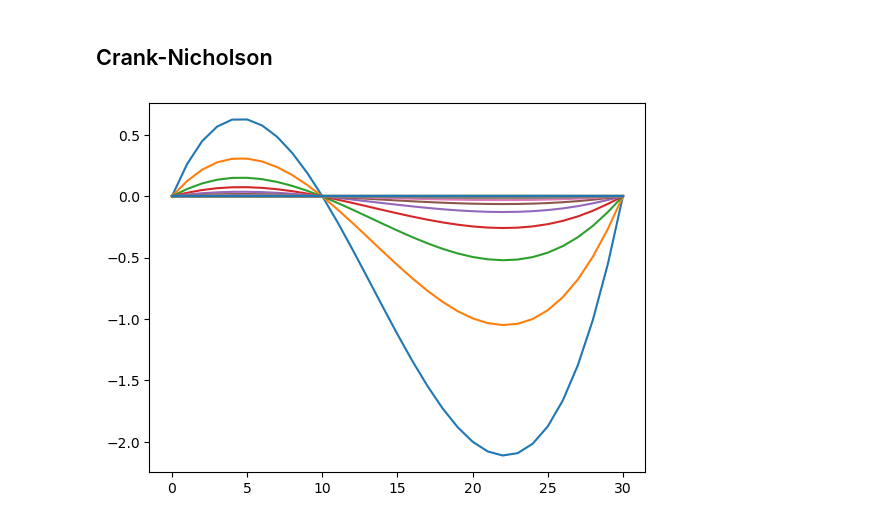
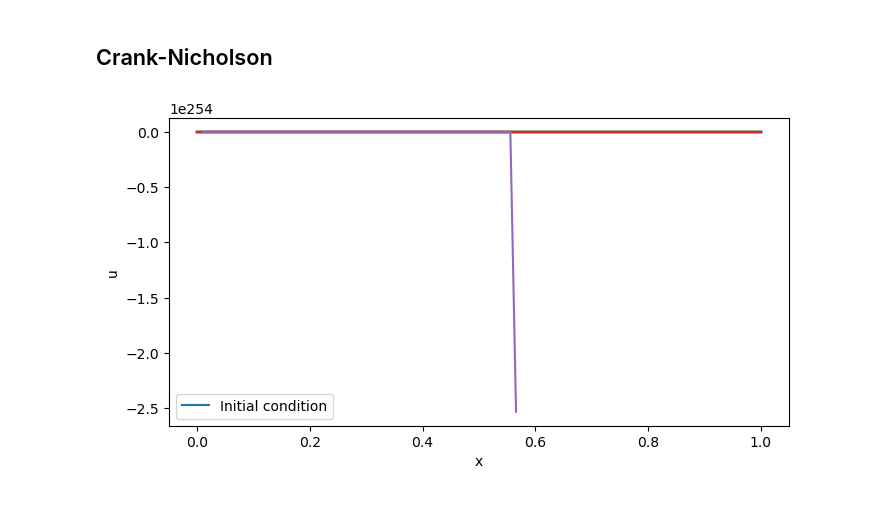
Before and after one commit to Miller-Ryan-1/csueb_phys, a Jupyter notebook: numerical_pdes/inviscid_burgers.ipynb, the cells around one changed output. Saved outputs shown, nothing was run; the diff lists cells and outputs as text; code cells hidden in the pictures.

Commit message:
c-r_burgers

```diff
--- a/numerical_pdes/inviscid_burgers.ipynb
+++ b/numerical_pdes/inviscid_burgers.ipynb
@@ -7,14 +7,14 @@ from IPython.display import display, clear_output
 # %% [markdown]
 ## Explicit Method
 # %%
-L = 1
+L = 3
 t_max = 5
 
-dx = .01
-dt = .1
+dx = .05
+dt = .001
 
 Nx = int(L/dx) + 1
-Nt = int(t_max/.1)
+Nt = int(t_max/dt)
 
 x_grid = np.linspace(0,L,Nx)
 t_grid = np.linspace(0,t_max,Nt)
@@ -25,4 +25,4 @@ u_t_x_0 = []
 
 for x in x_grid:
     u_t_x_0.append(x*(x-1)*(x-3))
-    U.append(u_t_x_0)
+U.append(u_t_x_0)
@@ -32,9 +38,9 @@ for i in range(Nt):
 
     u_line = U[-1]
 
-    for i in range(1,Nx-1):
+    for j in range(1,Nx-1):
         # Equation 5.14 (slightly modified) to calculate u at each x value:
-        u = -u_line[i] * (dt/(2*dx)) * (u_line[i+1] - u_line[i-1]) + u_line[i]
+        u = -u_line[j] * (dt/(2*dx)) * (u_line[j+1] - u_line[j-1]) + u_line[j]
         # Append this value to the time step line
         u_t_x.append(u)
 
@@ -63,6 +69,6 @@ pd.DataFrame(U)
 # %%
 # Plotting t = 0 to t = 1000, in 20dt increments
-for i in np.arange(0,len(U[:500]),5):
+for i in np.arange(0,len(U),20):
     plt.plot(U[i])
     plt.xlabel('x')
     plt.ylabel('T')
@@ -173,53 +187,44 @@ A = np.diag([1+2*lambo]*(Nx-2)) + np.diag([-lambo]*(Nx-3),1) + np.diag([-lambo]*
 # %% [markdown]
 ## Crank-Nicholson
 # %%
-# Assign length
-L = 3
+# Parameters
+L = 1          # Length of the domain
+N = 100           # Number of spatial points
+dx = L / N        # Spatial step size
+dt = 0.01         # Time step size
+T = 2.0           # Total time
+timesteps = int(T / dt)
 
-# Grid spacing
-dx = .1
-dt = .1 # !-Note: For explicit needs to be less than dt**2/(2*D), implicit has no such restrictions for stability
+# Initial condition: a sine wave
+x = np.linspace(0, L, N)
+u = np.sin(2 * np.pi * x / L)
 
-# Number of dx nodes, including 0 node
-Nx = int(L/dx) + 1
+# Plotting the results
+plt.figure(figsize=(8, 4))
+plt.plot(x, u, label='Initial condition')
 
-# Discretize x and t
-x = np.arange(0,L+dx,dx)
-t = np.arange(0,L+dt,dt)
+def burgers_crank_nicolson(u):
+    unew = np.copy(u)
+    for n in range(timesteps):
+        un = np.copy(unew)
+        for i in range(1, N-1):
+            # Nonlinear terms using averages
+            term_n = 0.5 * un[i] * (un[i+1] - un[i-1])
+            term_new = 0.5 * unew[i] * (unew[i+1] - unew[i-1])
+            # Crank-Nicolson scheme
+            unew[i] = un[i] - 0.5 * dt / dx * (term_n + term_new)
+        # Periodic boundary conditions
+        unew[0] = unew[-2]
+        unew[-1] = unew[1]
+        plt.plot(x, unew)
+    return unew
 
-# Create return array (n x m matrix)
-n = len(x)
-m = len(t)
-Tcr = np.zeros((n,m))
+# Run the simulation
+u_final = burgers_crank_nicolson(u)
 
-# Set initial conditions
-Tcr[0,:] = u_0_x(x)
-
-# Set boundary values
-Tcr[:,0] = u_t_0(0)
-Tcr[:,-1] = u_t_L(0)
-
-# Derive the Lambda
-lambo = dt/(2*dx)
-
-# LHS = A: a tridiagnonal matrix
-A = np.diag([2+2*lambo]*(Nx-2)) + np.diag([-lambo]*(Nx-3),1) + np.diag([-lambo]*(Nx-3),-1)
-
-# RHS tridagonal matrix
-B = np.diag([2-2*lambo]*(Nx-2)) + np.diag([lambo]*(Nx-3),1) + np.diag([lambo]*(Nx-3),-1)
-
-for i in range(0,n-1):
-    b = Tcr[i,1:-1].copy() #Need the copy here!
-    b[0] = b[0] + lambo*Tcr[i+1,0]
-    b[-1] = b[-1] + lambo*Tcr[i+1,-1]
-    sol = np.linalg.solve(A,b)
-    Tcr[i+1,1:-1] = sol
-Tcr
-
-pd.DataFrame(Tcr).round(3)
-
-for i in np.arange(0,len(Tcr)):
-    plt.plot(Tcr[i])
+plt.xlabel('x')
+plt.ylabel('u')
+plt.legend()
 plt.show()
 # %% [output]
-[figure, old version]
+[figure, new version]
```
Also changed, not shown: parts of 6 cells of this notebook.
